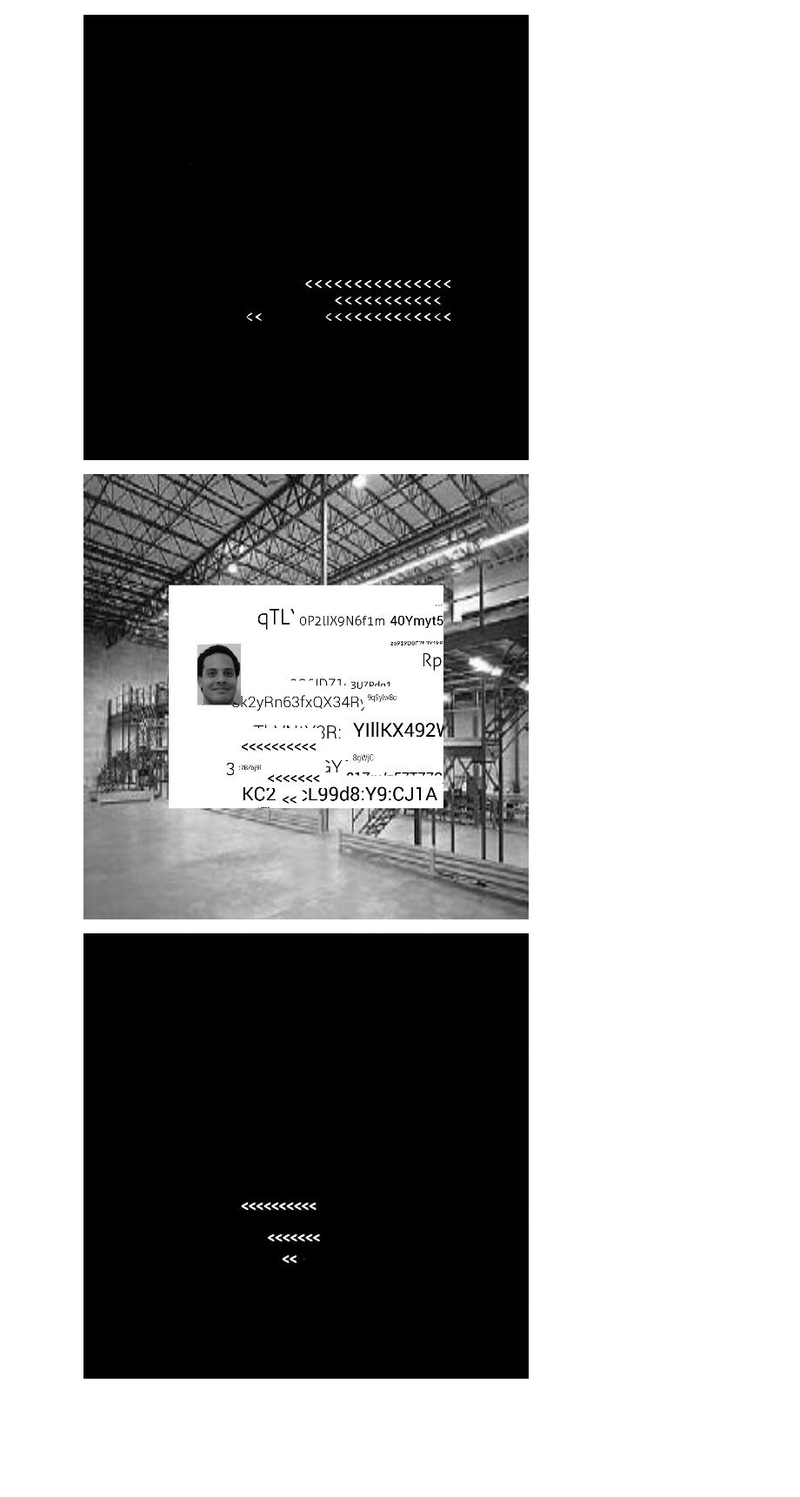
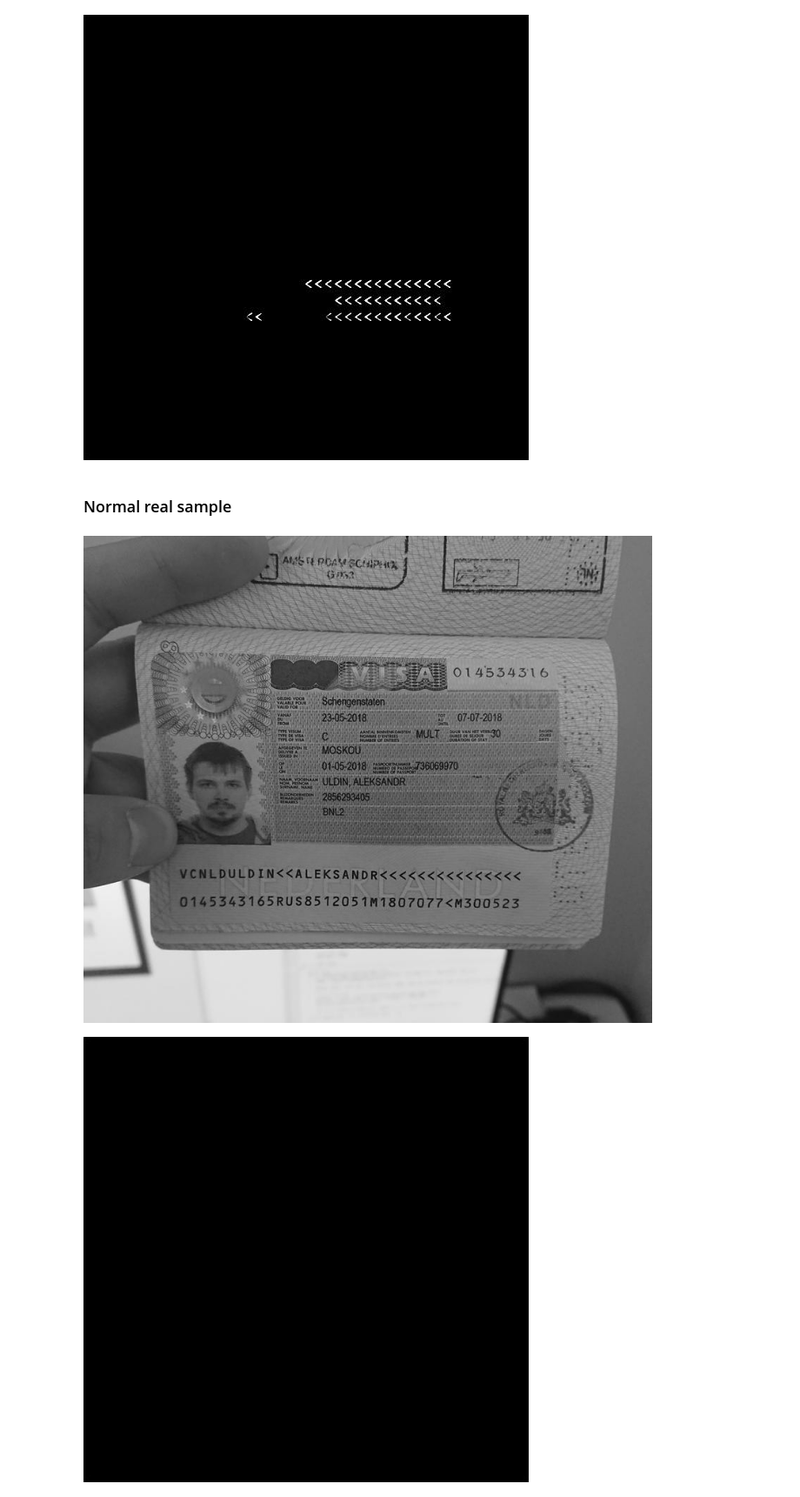
Before and after one commit to Xmiler/scanbot_test_task, a Jupyter notebook: inference.ipynb, the cells around one changed output. Shown at 87% size. Drawn from its saved outputs; the diff is of its cells as text; code cells hidden in the pictures; blank space fills up the shorter version.

```diff
--- a/inference.ipynb
+++ b/inference.ipynb
@@ -74,13 +84,9 @@ dataset = SyntheticCardImageDataset(to_tensor=False)
-# %%
-img, _ = dataset[0]
-
-show_array(img)
-
-img_pred = model_inference.predict(np.array(img))
-
-# img_pred[img_pred < 128] = 0
-
-show_array(img_pred)
-# %% [output]
-[figure, removed]
-[figure, removed]
+# %% [markdown]
+### Normal real sample
+# %%
+img_path = './demo/images/normal.png'
+img = load_image(img_path)
+predict_and_show(img)
+# %% [output]
+[figure, added]
+[figure, added]
```
Also changed, not shown: parts of 6 cells of this notebook, 5 other files.
